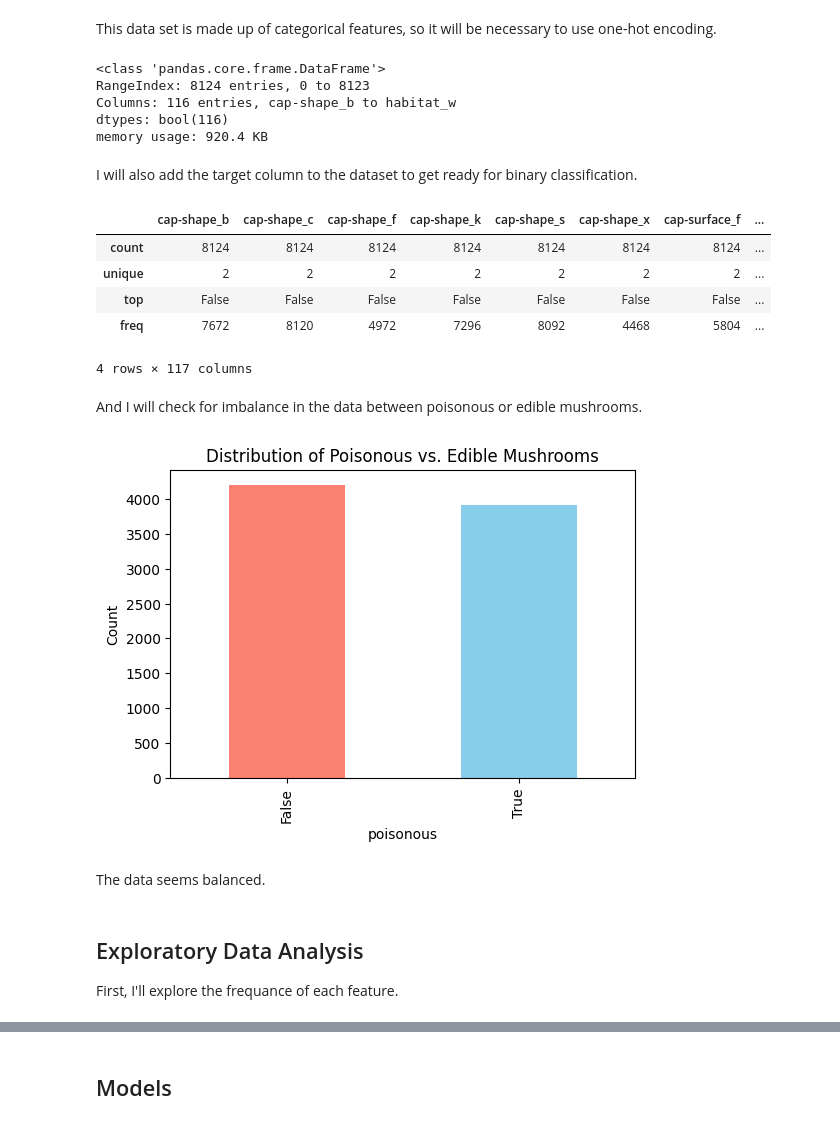
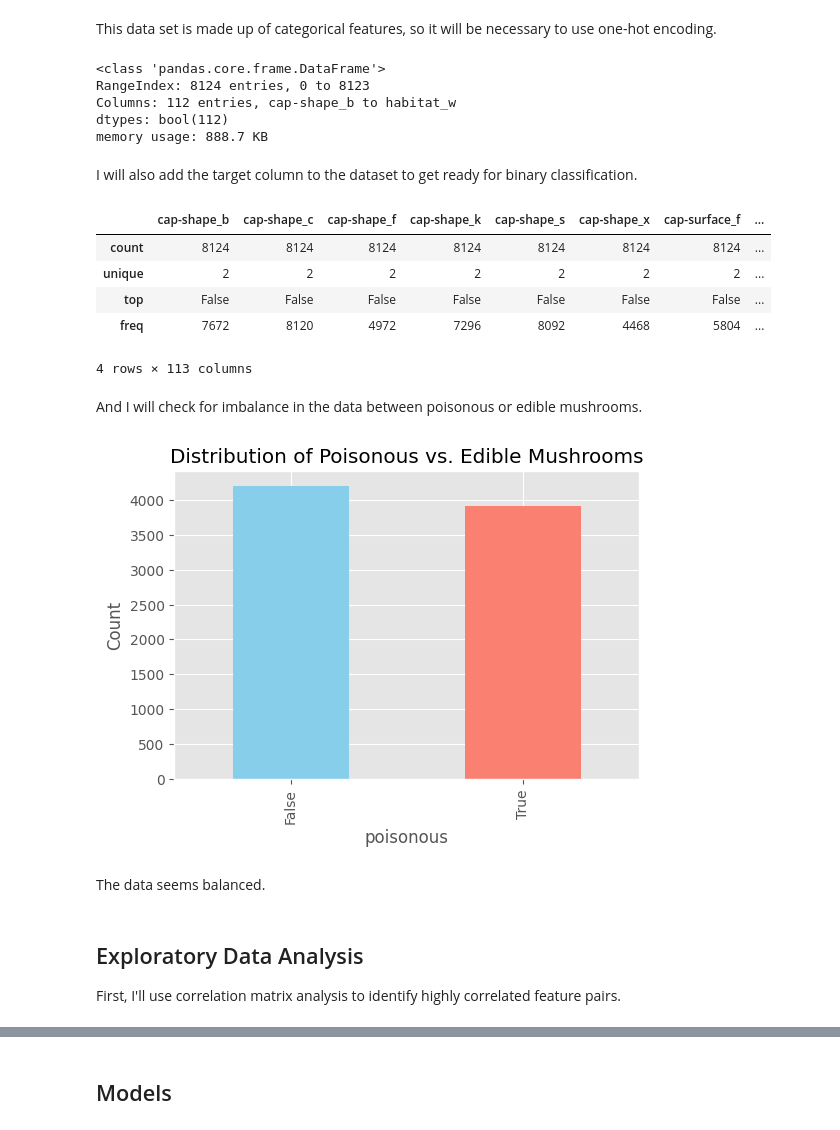
Before and after one commit to jollyjerr/mushroom_classification, a Jupyter notebook: project.ipynb, the cells around one changed output, grey strips where cells are left out. Drawn from its saved outputs; the diff is of its cells as text; code cells hidden in the pictures.

```diff
--- a/project.ipynb
+++ b/project.ipynb
@@ -1,3 +1,27 @@
+# %%
+import numpy as np
+import pandas as pd
+import matplotlib.pyplot as plt
+import seaborn as sns
+
+from scipy.stats import fisher_exact
+from ucimlrepo import fetch_ucirepo
+import missingno as msno
+
+from sklearn.model_selection import train_test_split, cross_val_score, GridSearchCV, StratifiedKFold
+from sklearn.linear_model import LogisticRegression
+from sklearn.tree import DecisionTreeClassifier
+from sklearn.ensemble import RandomForestClassifier
+from sklearn.svm import SVC
+from sklearn.metrics import (
+    accuracy_score,
+    classification_report,
+    confusion_matrix,
+    roc_auc_score
+)
+from sklearn.inspection import permutation_importance
+
+plt.style.use('ggplot')
 # %% [markdown]
 # Mushroom Classification
 
@@ -128,17 +147,15 @@ data_drop_stalk = data.drop('stalk-root', axis = 1)
 # %% [markdown]
 This data set is made up of categorical features, so it will be necessary to use one-hot encoding.
 # %%
-import pandas as pd
-
-data = pd.get_dummies(data, columns=data.columns)
+data = pd.get_dummies(data_drop_stalk, columns=data_drop_stalk.columns)
 
 data.info()
 # %% [output]
 <class 'pandas.core.frame.DataFrame'>
 RangeIndex: 8124 entries, 0 to 8123
-Columns: 116 entries, cap-shape_b to habitat_w
-dtypes: bool(116)
-memory usage: 920.4 KB
+Columns: 112 entries, cap-shape_b to habitat_w
+dtypes: bool(112)
+memory usage: 888.7 KB
 # %% [markdown]
 I will also add the target column to the dataset to get ready for binary classification.
 # %%
@@ -150,22 +167,22 @@ data.describe()
 | unique | 2 | 2 | 2 | 2 | 2 | 2 | 2 | ... |
 | top | False | False | False | False | False | False | False | ... |
 | freq | 7672 | 8120 | 4972 | 7296 | 8092 | 4468 | 5804 | ... |
-4 rows × 117 columns
+4 rows × 113 columns
 # %% [markdown]
 And I will check for imbalance in the data between poisonous or edible mushrooms.
 # %%
 plt.figure(figsize=(6, 4))
 plt.title('Distribution of Poisonous vs. Edible Mushrooms')
 plt.xlabel('Poisonous (True) / Edible (False)')
 plt.ylabel('Count')
 plt.xticks(rotation=0)
-data['poisonous'].value_counts().plot(kind='bar', color=['salmon', 'skyblue'])
+data['poisonous'].value_counts().plot(kind='bar', color=['skyblue', 'salmon'])
 plt.show()
 # %% [output]
-[figure, old version]
+[figure, new version]
 # %% [markdown]
 The data seems balanced.
 # %% [markdown]
 ## Exploratory Data Analysis
 
-First, I'll explore the frequance of each feature.
+First, I'll use correlation matrix analysis to identify highly correlated feature pairs.
```
Also changed, not shown: parts of 41 cells of this notebook, 1 other file.
